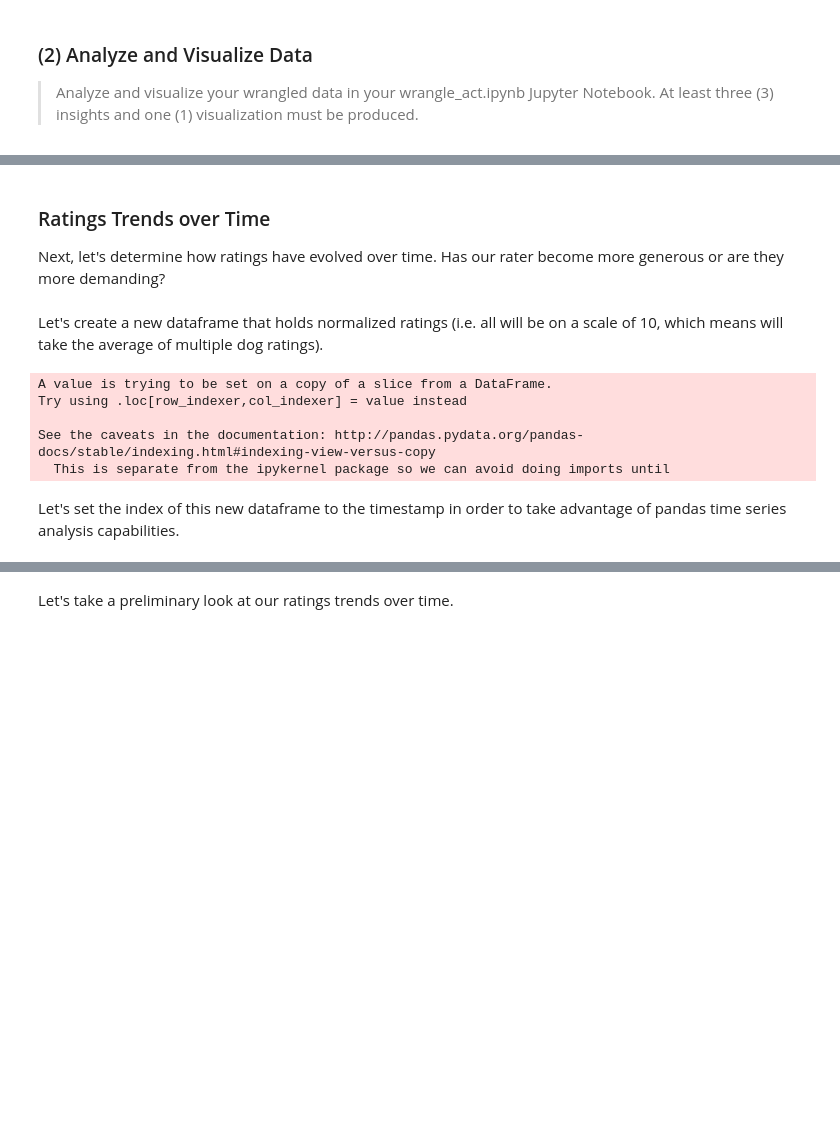
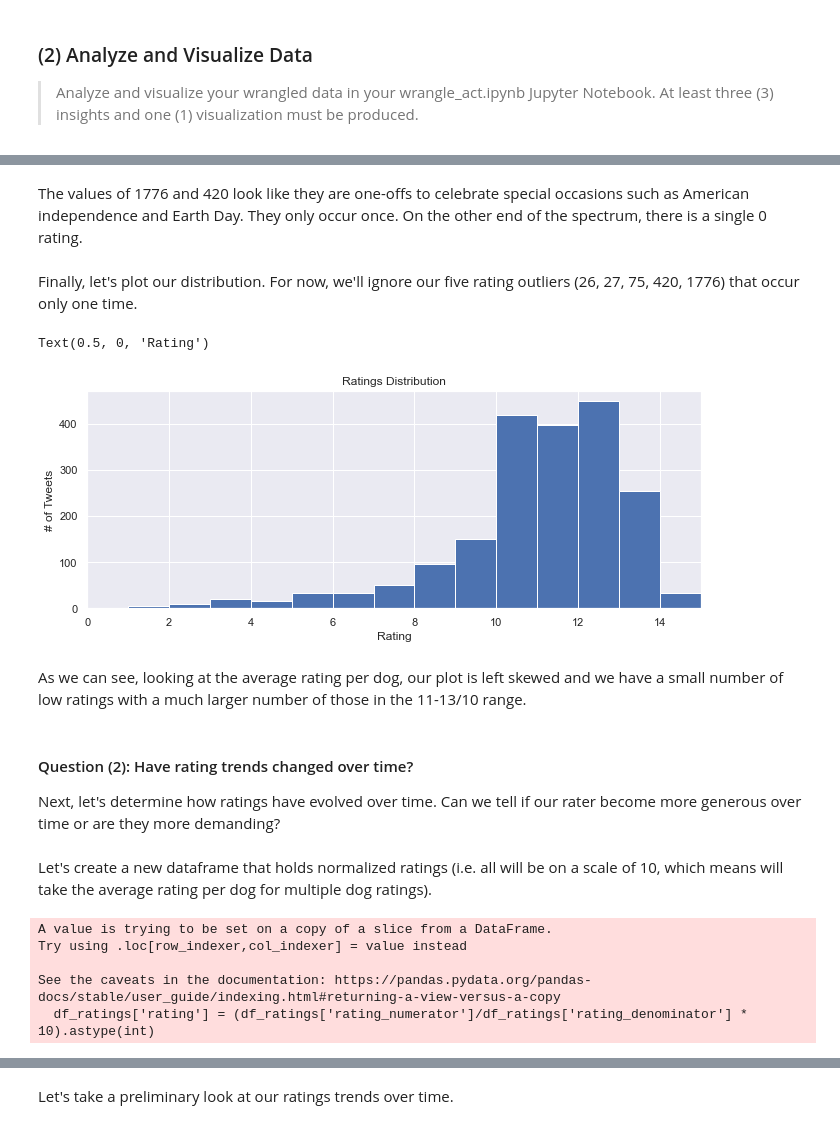
Before and after one commit to maleina/WeRateDogs-Twitter-Analysis, a Jupyter notebook: wrangle_act.ipynb, the cells around one changed output, grey strips where cells are left out. Saved outputs shown, nothing was run; the diff lists cells and outputs as text; code cells hidden in the pictures; blank space fills up the shorter version.

Commit message:
feat: Complete data wrangling and analysis

```diff
--- a/wrangle_act.ipynb
+++ b/wrangle_act.ipynb
@@ -1387,0 +1363,5 @@ When multiple dogs are rated in a single tweet, the overall average is lower at
+# %%
+# Create a distribution of all of our ratings normalized on a scale of 10
+ave_ratings = (df_archive_final['rating_numerator']/df_archive_final['rating_denominator'] * 10).astype(int)
+# Check value counts for the rating column
+ave_ratings.value_counts()
@@ -1388,20 +1386,38 @@ When multiple dogs are rated in a single tweet, the overall average is lower at
+# %% [markdown]
+The values of 1776 and 420 look like they are one-offs to celebrate special occasions such as American independence and Earth Day. They only occur once. On the other end of the spectrum, there is a single 0 rating.
+# %% [markdown]
+Finally, let's plot our distribution. For now, we'll ignore our five rating outliers (26, 27, 75, 420, 1776) that occur only one time.
+# %%
+# Set graph size
+sns.set(rc={'figure.figsize':(11, 4)})
+
+# Plot the distribution
+ax = ave_ratings.plot(kind='hist', title = 'Ratings Distribution', bins=np.arange(min(ave_ratings), max(ave_ratings) + 1, 1));
+# Ignore outliers
+ax.set_xlim(0, 15)
+ax.set_ylabel("# of Tweets")
+ax.set_xlabel("Rating")
+# %% [output]
+Text(0.5, 0, 'Rating')
+[figure, added]
+# %% [markdown]
+As we can see, looking at the average rating per dog, our plot is left skewed and we have a small number of low ratings with a much larger number of those in the 11-13/10 range.
 # %% [markdown]
-### Ratings Trends over Time
+#### Question (2): Have rating trends changed over time?
 
-Next, let's determine how ratings have evolved over time. Has our rater become more generous or are they more demanding?
+Next, let's determine how ratings have evolved over time. Can we tell if our rater become more generous over time or are they more demanding?
 # %% [markdown]
-Let's create a new dataframe that holds normalized ratings (i.e. all will be on a scale of 10, which means will take the average of multiple dog ratings).
+Let's create a new dataframe that holds normalized ratings (i.e. all will be on a scale of 10, which means will take the average rating per dog for multiple dog ratings).
 # %%
-# Create a new dataframe with tweet_ids, timestamp and rating (which is a normalized rating on a scale out of 10)
+# Create a new dataframe with timestamp and rating (which is a normalized rating on a scale out of 10)
 df_ratings = df_archive_final[['timestamp', 'rating_numerator', 'rating_denominator' ]]
 df_ratings['rating'] = (df_ratings['rating_numerator']/df_ratings['rating_denominator'] * 10).astype(int)
-#df_ratings['date'] = checkout_as_datetime.dt.date
+# Drop columns that are no longer needed
 df_ratings = df_ratings[['timestamp','rating']]
+df_ratings.set_index('timestamp');
 # %% [output]
 A value is trying to be set on a copy of a slice from a DataFrame.
 Try using .loc[row_indexer,col_indexer] = value instead
 
-See the caveats in the documentation: http://pandas.pydata.org/pandas-docs/stable/indexing.html#indexing-view-versus-copy
-  This is separate from the ipykernel package so we can avoid doing imports until
+See the caveats in the documentation: https://pandas.pydata.org/pandas-docs/stable/user_guide/indexing.html#returning-a-view-versus-a-copy
+  df_ratings['rating'] = (df_ratings['rating_numerator']/df_ratings['rating_denominator'] * 10).astype(int)
-# %% [markdown]
-Let's set the index of this new dataframe to the timestamp in order to take advantage of pandas time series analysis capabilities.
```
Also changed, not shown: parts of 76 cells of this notebook, 1 other file.
